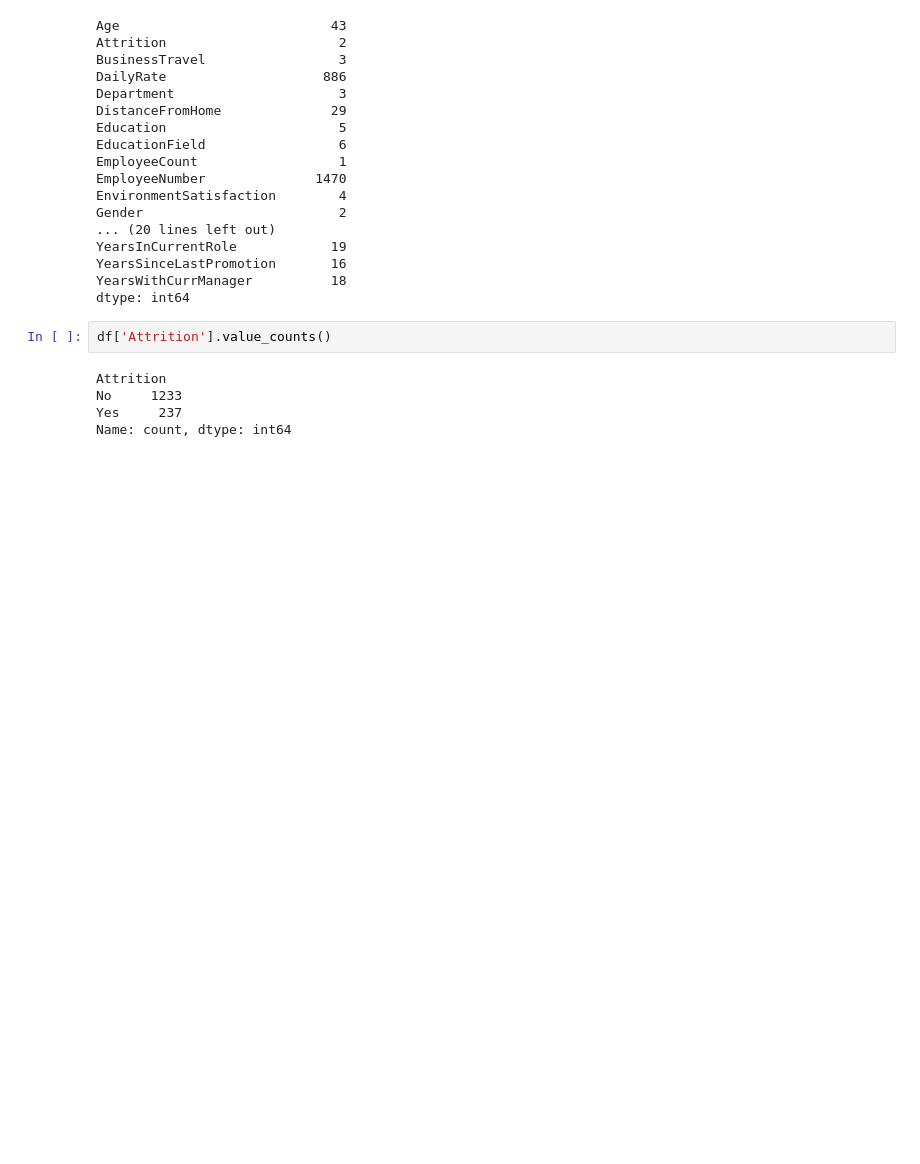
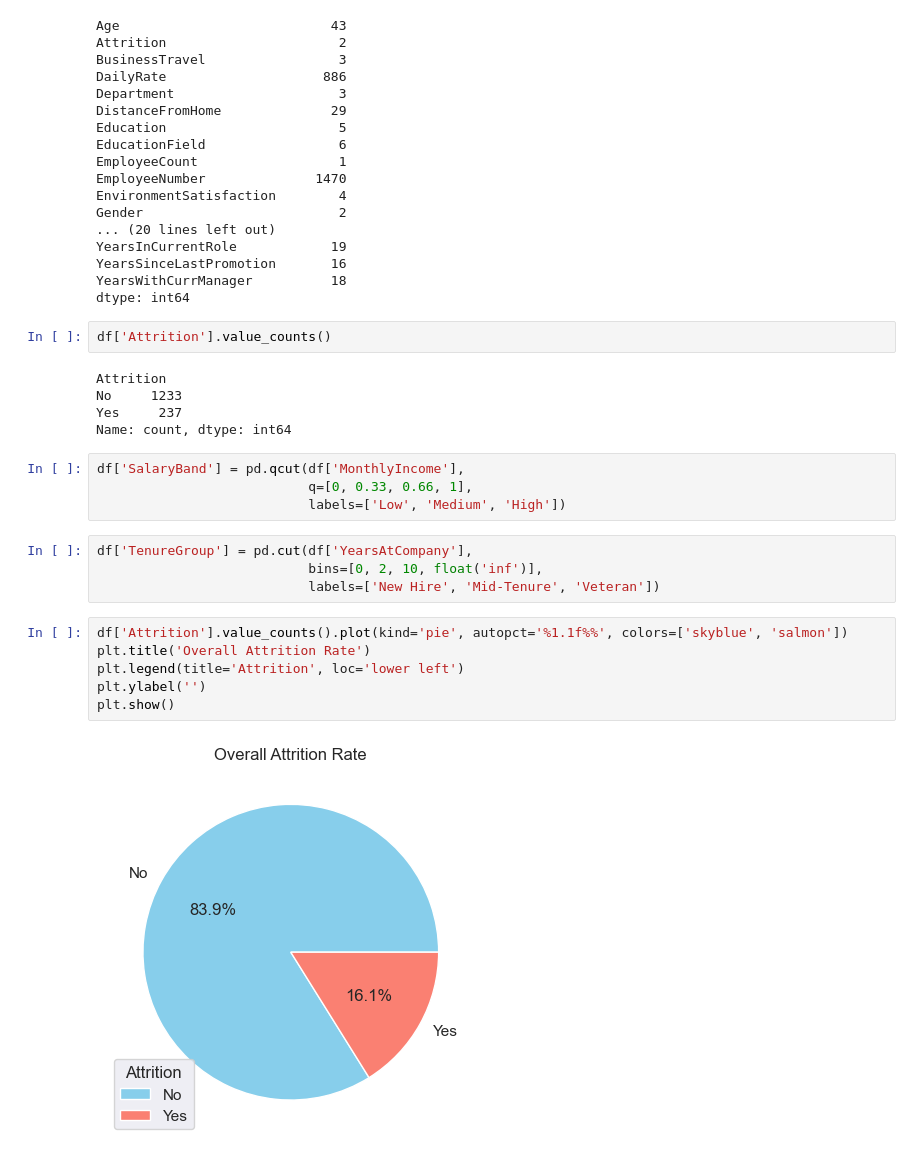
Before and after one commit to adrianavenido/data-analyst-portfolio, a Jupyter notebook: notebooks/first_draft_attrition.ipynb, the cells around one changed output. Cells and saved outputs as stored; diff of their text form; blank space fills up the shorter version.

```diff
--- a/notebooks/first_draft_attrition.ipynb
+++ b/notebooks/first_draft_attrition.ipynb
@@ -124,3 +126,19 @@ Attrition
 No     1233
 Yes     237
 Name: count, dtype: int64
+# %%
+df['SalaryBand'] = pd.qcut(df['MonthlyIncome'],
+                           q=[0, 0.33, 0.66, 1],
+                           labels=['Low', 'Medium', 'High'])
+# %%
+df['TenureGroup'] = pd.cut(df['YearsAtCompany'],
+                           bins=[0, 2, 10, float('inf')],
+                           labels=['New Hire', 'Mid-Tenure', 'Veteran'])
+# %%
+df['Attrition'].value_counts().plot(kind='pie', autopct='%1.1f%%', colors=['skyblue', 'salmon'])
+plt.title('Overall Attrition Rate')
+plt.legend(title='Attrition', loc='lower left')
+plt.ylabel('')
+plt.show()
+# %% [output]
+[figure, added]
```
Also changed, not shown: parts of 2 cells of this notebook.
